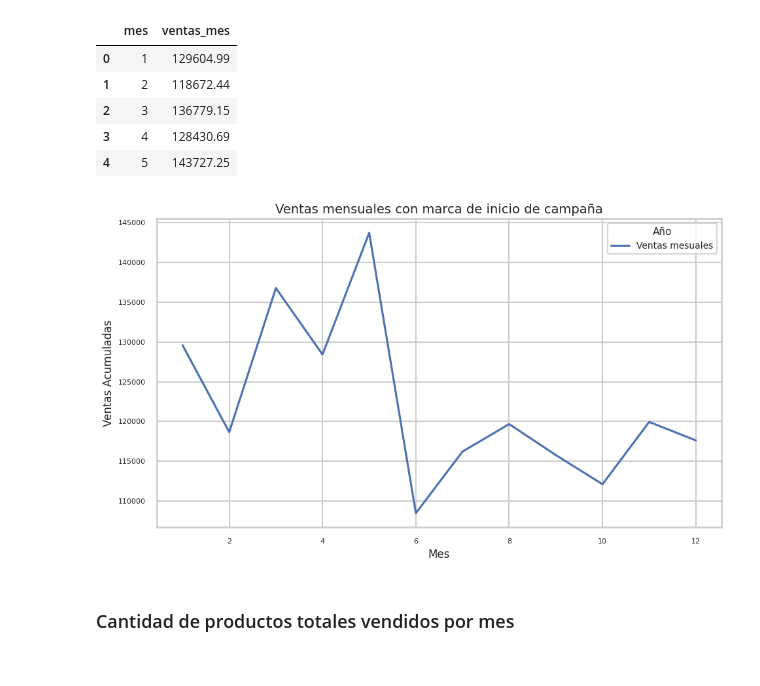
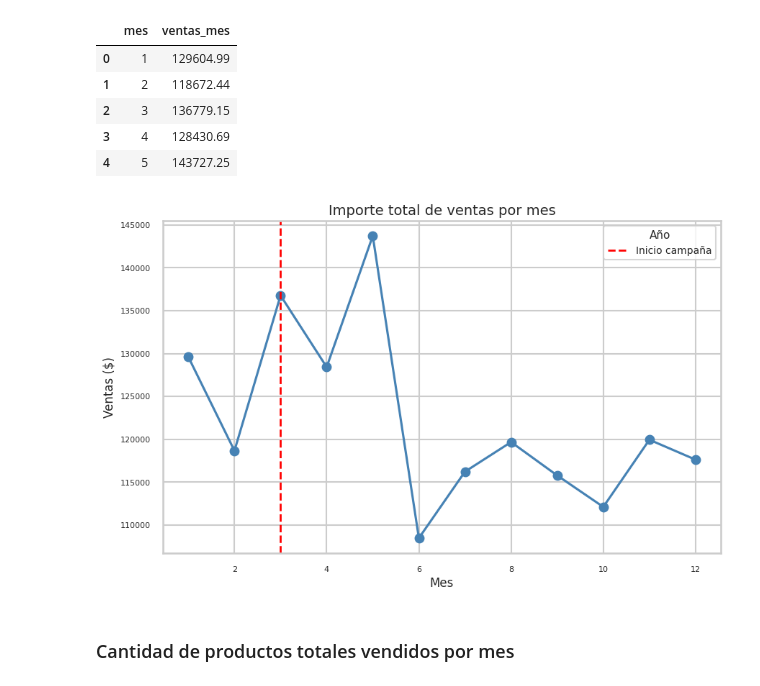
Before and after one commit to CamilaVillarreal/Comision-252613-TPI-Data-Analytics-Final, a Jupyter notebook: Final.ipynb, the cells around one changed output. Drawn from its saved outputs; the diff is of its cells as text; code cells hidden in the pictures.

```diff
--- a/Final.ipynb
+++ b/Final.ipynb
@@ -1098,34 +1098,33 @@ ventas_mes.head()
 | 3 | 4 | 128430.69 |
 | 4 | 5 | 143727.25 |
 # %%
+
 # Generamos un gráfico de lineas (serie de tiempo)
 # que muestre la evolución de las ventas en el año (2024 por mes)
+
 import matplotlib.pyplot as plt
 import seaborn as sns
 
-# Estilo
-sns.set_theme(style="whitegrid", context="talk")
-custom_palette = sns.color_palette("Set2") # Aqui pueden cambiar a "Set1", "Set2", "Set3"
 
 # Definimos el tamaño del lienzo
 plt.figure(figsize=(10,6))
 
 # Graficamos
-sns.lineplot(data=ventas_mes, x="mes", y="ventas_mes", label="Ventas mesuales" )
+plt.plot(ventas_mes["mes"], ventas_mes["ventas_mes"], marker="o", color="steelblue")
+plt.axvline(3, color="red", linestyle="--", linewidth=2, label="Inicio campaña")
 
 # Ticks (valores de eje)
 plt.xticks(fontsize=8)
 plt.yticks(fontsize=8)
 
 # Ajustes de título y ejes
-plt.title('Ventas mensuales con marca de inicio de campaña', fontsize=14)
-plt.xlabel('Mes', fontsize=12)
-plt.ylabel('Ventas Acumuladas', fontsize=12)
+plt.title("Importe total de ventas por mes", fontsize=14)
+plt.xlabel("Mes",fontsize=12)
+plt.ylabel("Ventas ($)", fontsize=12)
 plt.legend(title='Año', fontsize=10, title_fontsize=11)
-plt.tight_layout()
 plt.show()
 # %% [output]
-[figure, old version]
+[figure, new version]
 # %% [markdown]
 ### Cantidad de productos totales vendidos por mes
 # %%
```
Also changed, not shown: parts of 10 cells of this notebook.
